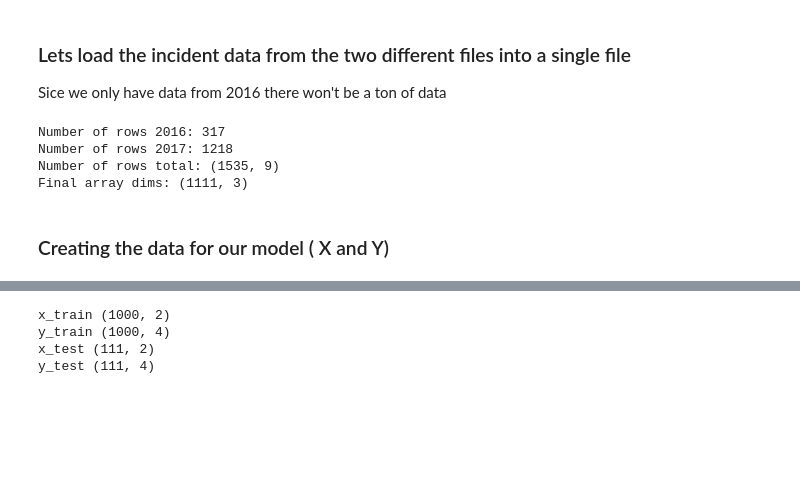
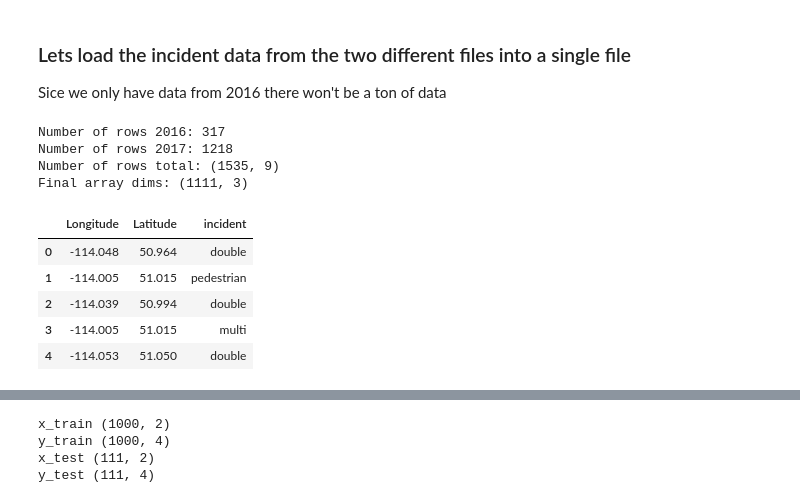
Before and after one commit to danlegion/yyc-traffic-incident, a Jupyter notebook: notebook.ipynb, the cells around one changed output, grey strips where cells are left out. Drawn from its saved outputs; the diff is of its cells as text; code cells hidden in the pictures; blank space fills up the shorter version.

```diff
--- a/notebook.ipynb
+++ b/notebook.ipynb
@@ -27,32 +27,37 @@ data = pd.concat([f2017, f2016])
 
 print ('Number of rows 2016: {}'.format(len(f2016)))
 print ('Number of rows 2017: {}'.format(len(f2017)))
 print ('Number of rows total: {}'.format(data.shape))
 
 # formats lat and long to have 4 decimals only
 data['Longitude'] = data['Longitude'].map('{:.3f}'.format).astype(float)
 data['Latitude'] = data['Latitude'].map('{:.3f}'.format).astype(float)
 
 # removes time from date since we are not going to use the time
 data['START_DT'] = data['START_DT'].str.split(' ').str[0]
 
 # formats incident type and removes rows that do not match any type
 data['incident'] = data['DESCRIPTION'].map(format_description)
 data = data[data.incident.notnull()]
 
 # creates maps from lat,long to addr and viceversa
 gps_to_addr = {(lat,lon): addr for lon, lat, addr in zip(data['Longitude'],data['Latitude'], data['INCIDENT INFO'])}
 addr_to_gps = {gps_to_addr[k]:k  for k in gps_to_addr.keys()}
 
 # dropping descrption, modified, quadrant, location and count
 data = data.drop(data.columns[[0,1,2,3,4,7,8]], axis=1)
 data[:5]
 
 print('Final array dims: {}'.format(data.shape))
+data.head()
 # %% [output]
 Number of rows 2016: 317
 Number of rows 2017: 1218
 Number of rows total: (1535, 9)
 Final array dims: (1111, 3)
+|  | Longitude | Latitude | incident |
+| 0 | -114.048 | 50.964 | double |
+| 1 | -114.005 | 51.015 | pedestrian |
+| 2 | -114.039 | 50.994 | double |
+| 3 | -114.005 | 51.015 | multi |
+| 4 | -114.053 | 51.050 | double |
-# %% [markdown]
-### Creating the data for our model ( X and Y)
```
Also changed, not shown: parts of 7 cells of this notebook.
